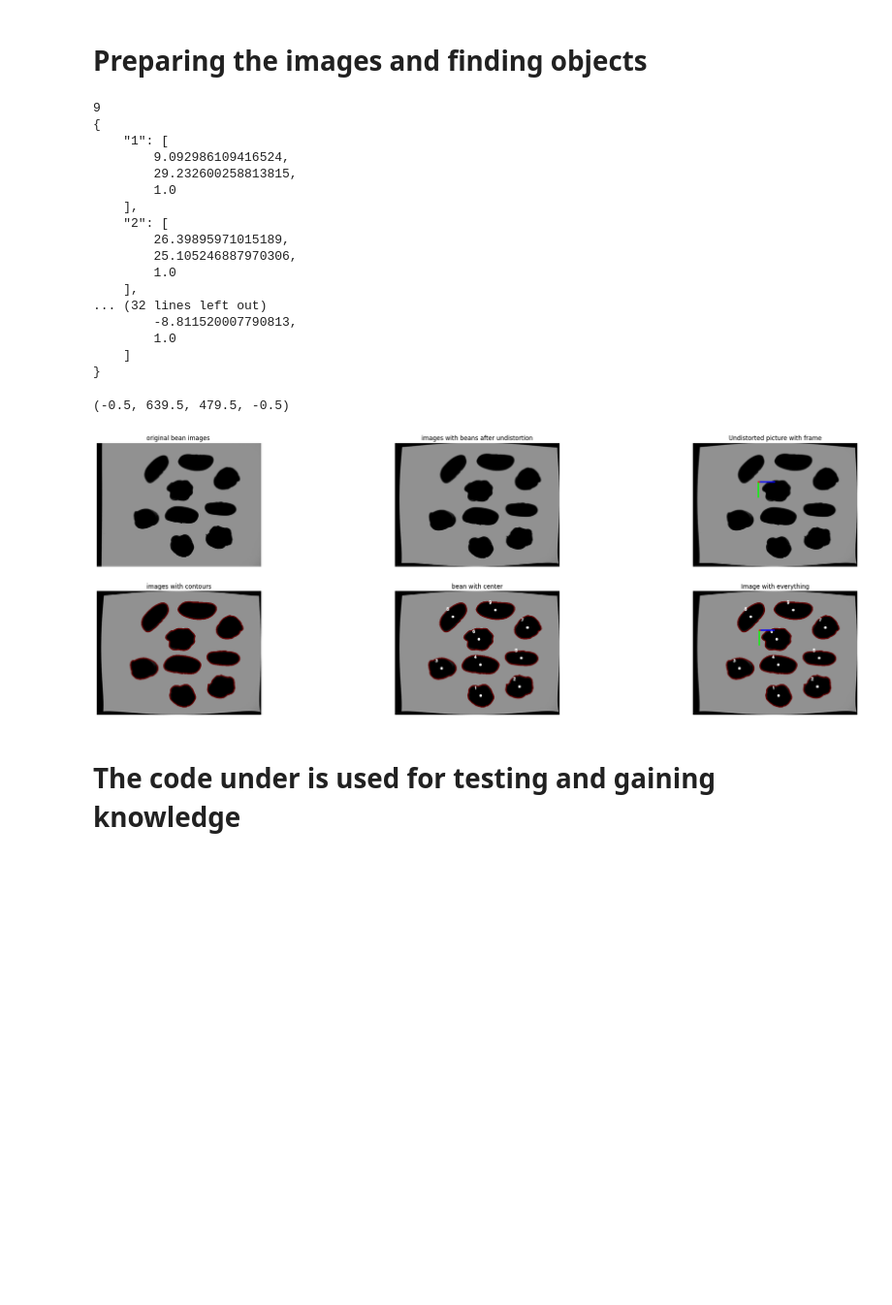
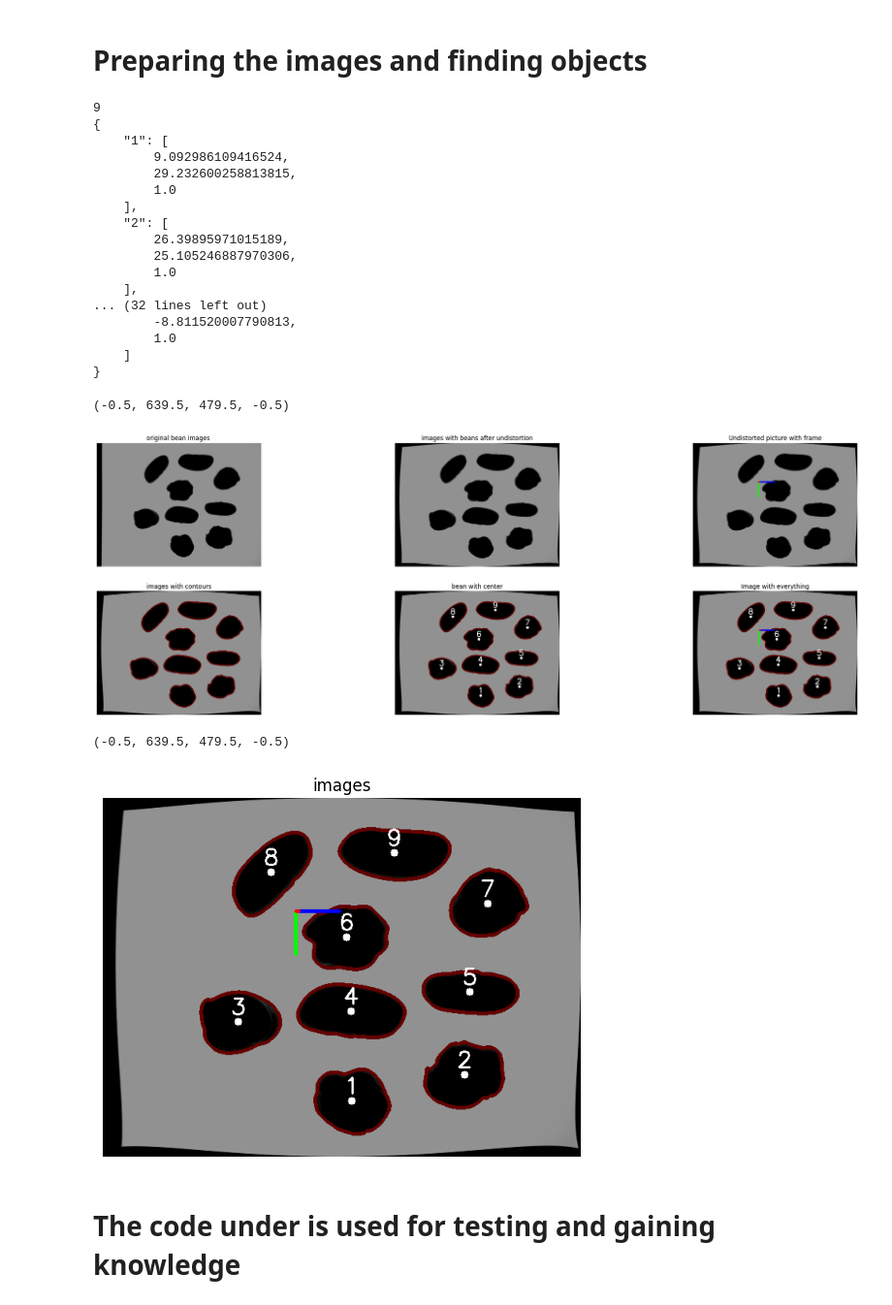
Before and after one commit to arvin-das/Project_3_Localization, a Jupyter notebook: Camera_calibration_refined.ipynb, the cells around one changed output. Shown: that part at 97% size. Drawn from its saved outputs; the diff is of its cells as text; code cells hidden in the pictures; blank space fills up the shorter version.

```diff
--- a/Camera_calibration_refined.ipynb
+++ b/Camera_calibration_refined.ipynb
@@ -137,7 +137,7 @@ def Find_center_of_objects(conts, img):
         lable += 1
         text = str(lable)
         dict_centers_2d[lable] = center
-        cv2.putText(img_to_draw, text, (cX - 25, cY - 25),cv2.FONT_HERSHEY_SIMPLEX, 0.5, (255, 255, 255), 2)
+        cv2.putText(img_to_draw, text, (cX - 10, cY - 10),cv2.FONT_HERSHEY_SIMPLEX, 1, (255, 255, 255), 2)
     return img_to_draw, dict_centers_2d
 
 def From_2D_to_3D(center_2d):
@@ -163,10 +163,11 @@ def Draw_frame_on_pic(img, mtx, dist, rvecs, tvecs):
     return new_img
 
 def Make_cTo(rvec, tvec):
-    R, _ = cv2.Rodrigues(rvecs[0])
+    R, _ = cv2.Rodrigues(rvec[0])
     T = tvec[0]
-    cTo = np.vstack([np.hstack([R, T.reshape(3, 1)]), np.array([0, 0, 0, 1])])
-    return cTo
+    temp = np.hstack([R, T.reshape(3, 1)])
+    c_T_o = np.vstack([temp, np.array([0, 0, 0, 1])])
+    return c_T_o
 
 def Homography_with_height_adustment(cTo, height, intrinsic):
     T_compensate = np.eye(4)
@@ -363,7 +364,15 @@ plt.axis('off')
     ]
 }
 (-0.5, 639.5, 479.5, -0.5)
-[figure, old version]
+[figure, new version]
+# %%
+plt.figure()
+plt.imshow(img_with_everything)
+plt.title("images")
+plt.axis('off')
+# %% [output]
+(-0.5, 639.5, 479.5, -0.5)
+[figure, added]
 # %% [markdown]
 # The code under is used for testing and gaining knowledge
 # %%
```
Also changed, not shown: parts of 1 cell of this notebook.
